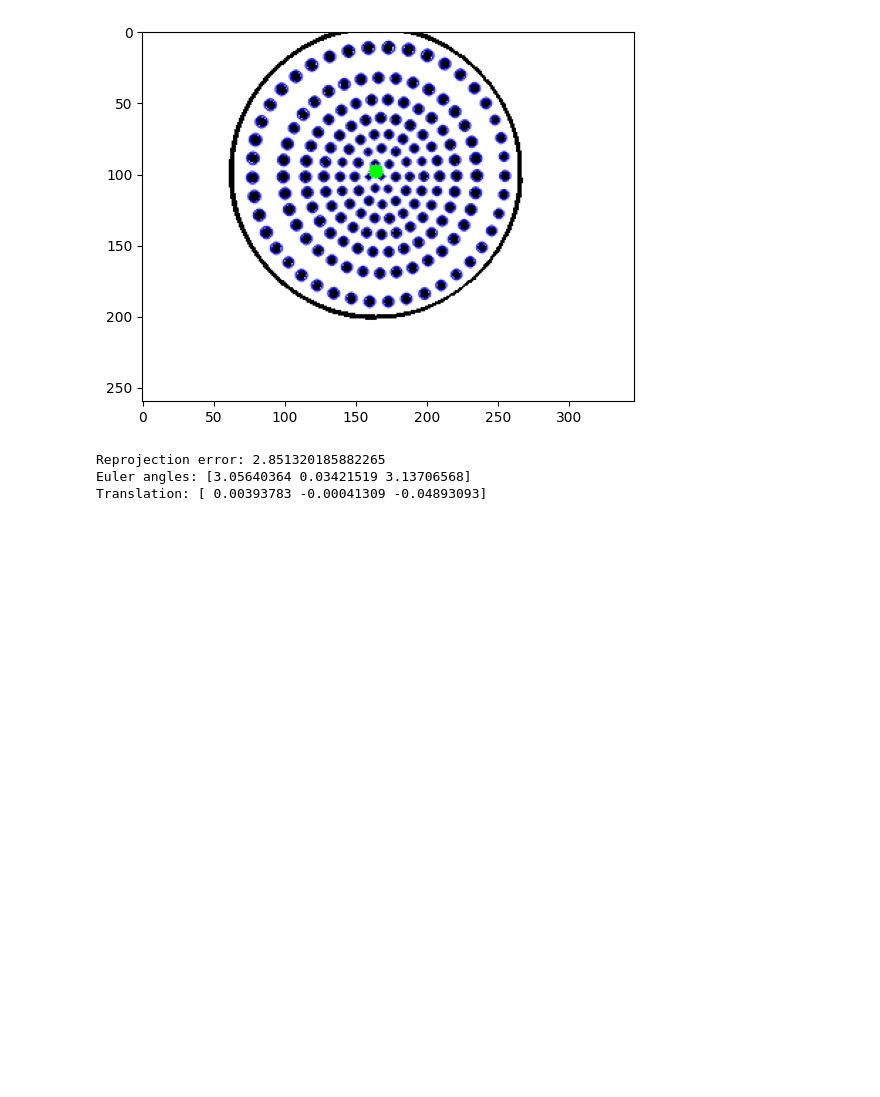
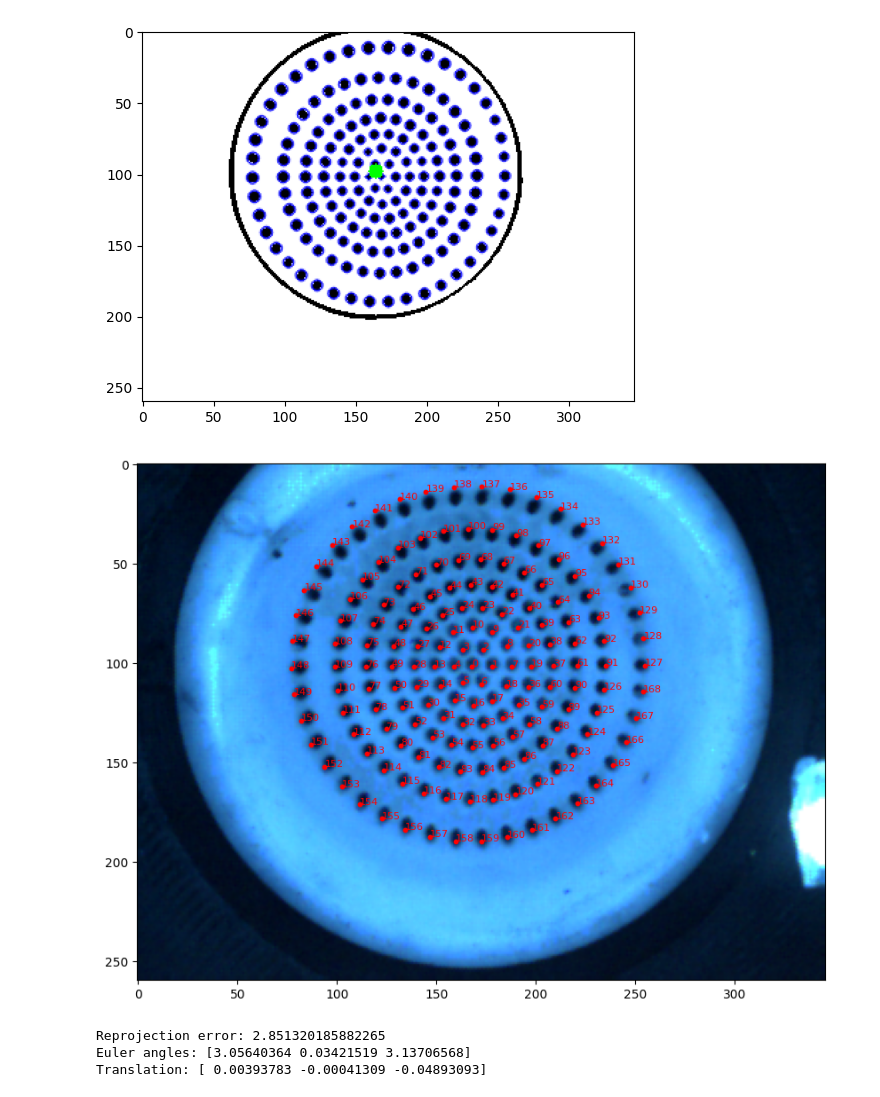
Before and after one commit to AdvancedResearchInnovationCenter/nvbts, a Jupyter notebook: cam2sensor.ipynb, the cells around one changed output. Cells and saved outputs as stored; diff of their text form; code cells hidden in the pictures; blank space fills up the shorter version.

```diff
--- a/cam2sensor.ipynb
+++ b/cam2sensor.ipynb
@@ -33,17 +33,25 @@ plt.imshow(img_with_markers)
 # %%
 from nvbts.utils import sort_markers_k_means
 
 markers_x, markers_y = markers[:, 0], markers[:, 1]
 
 # Sort the markers
-sorted_x, sorted_y , layer = sort_markers_k_means(markers_x, markers_y)
+sorted_x, sorted_y , layer = sort_markers_k_means(markers_x, markers_y, k=7)
 
+plt.figure(figsize=(10, 10))
+plt.imshow(image)
 
+for i in range(len(sorted_x)):
+
+    plt.text(sorted_x[i], sorted_y[i], str(i), fontsize=8, color='red')
+    plt.scatter(sorted_x[i], sorted_y[i], color='red', s=10)
 
 
 markers_exp = np.stack((sorted_x, sorted_y), axis=1)
 
 calibrator.set_2d_markers(markers_exp)
+# %% [output]
+[figure, added]
 # %%
 calibrator.calibrate()
 # %% [output]
```
Also changed, not shown: parts of 6 cells of this notebook, 6 other files.
